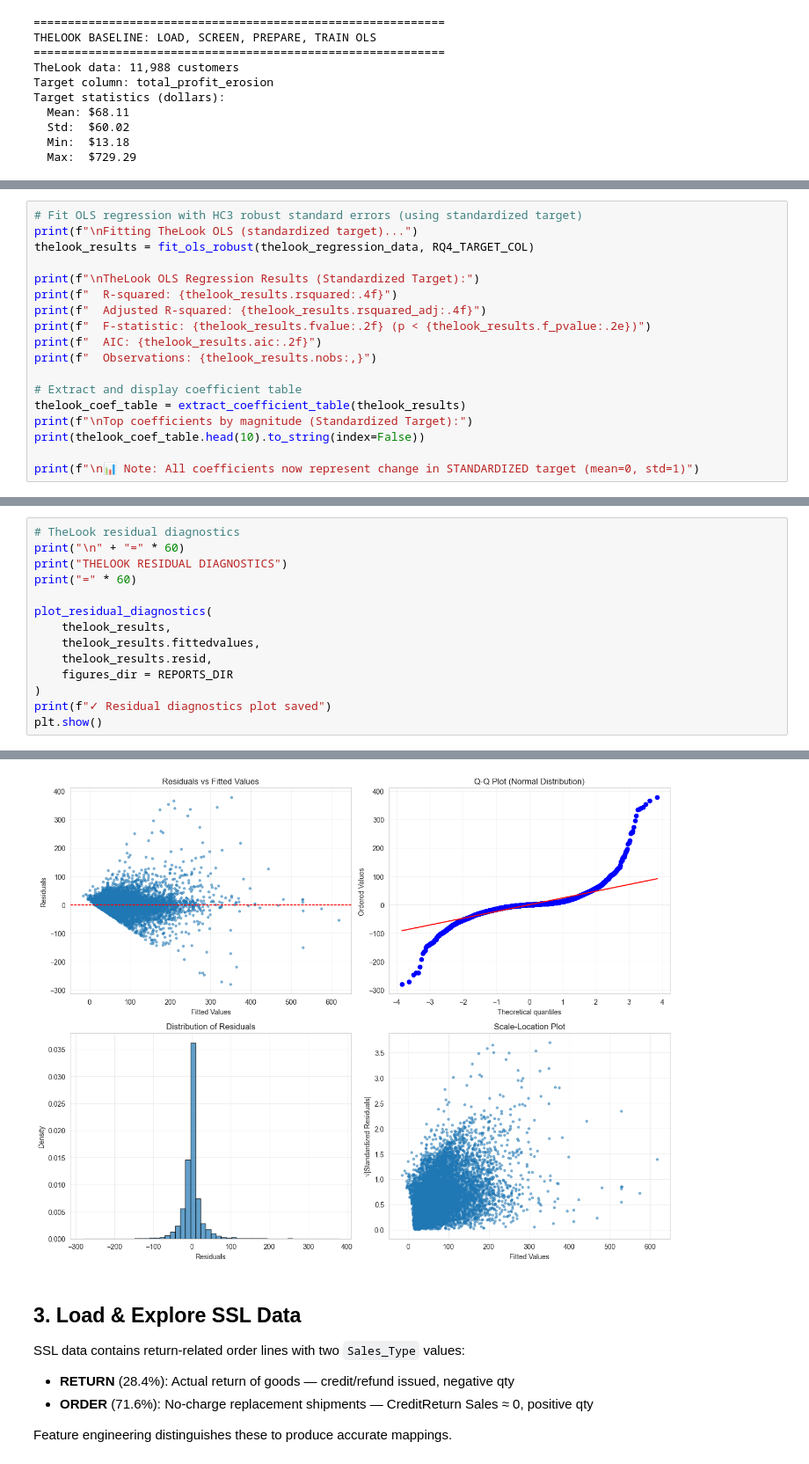
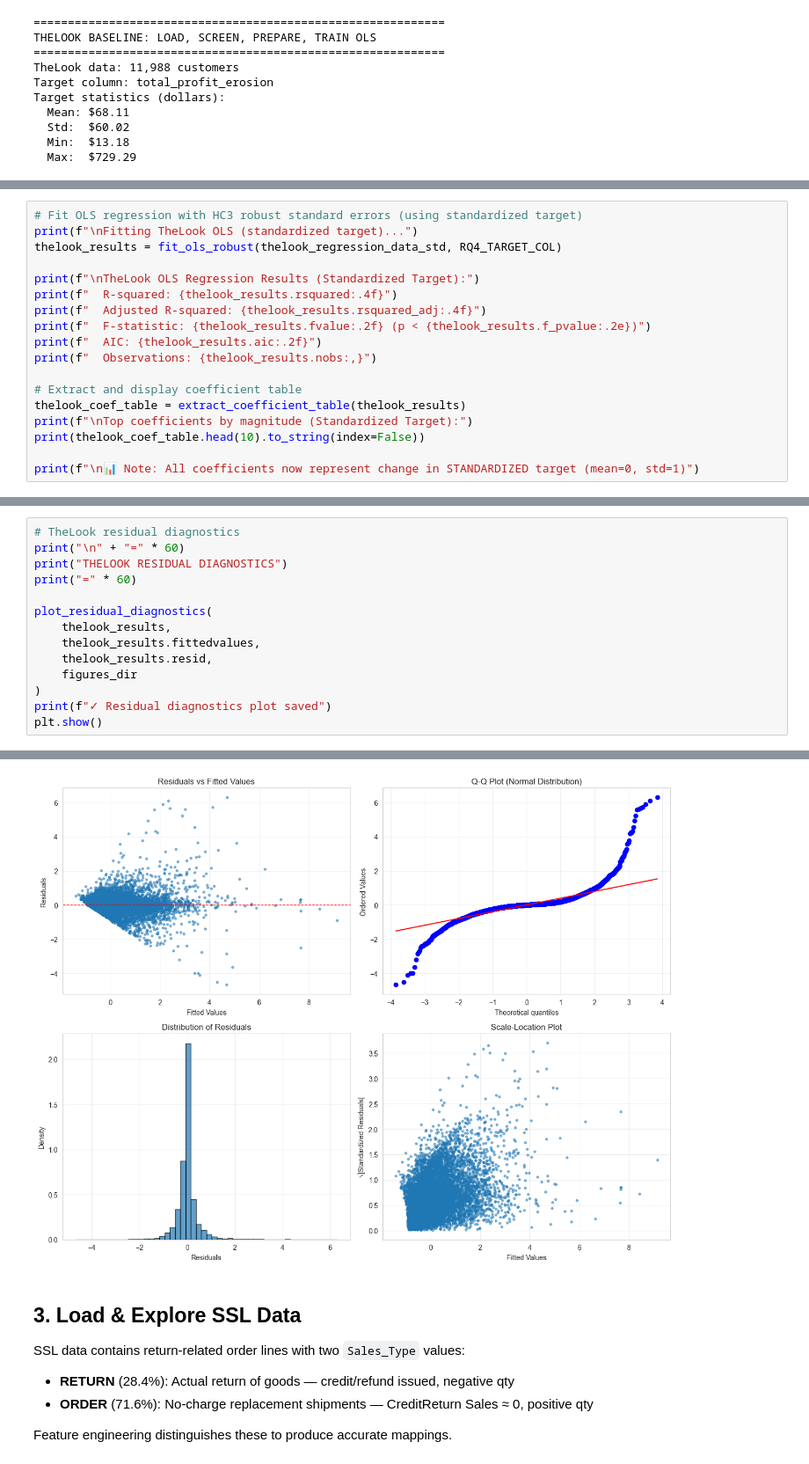
Before and after one commit to kojounfc/unfc-capstone-project-1, a Jupyter notebook: notebooks/rq4_ssl_validation.ipynb, the cells around one changed output, grey strips where cells are left out. Shown at 88% size. Drawn from its saved outputs; the diff is of its cells as text.

```diff
--- a/notebooks/rq4_ssl_validation.ipynb
+++ b/notebooks/rq4_ssl_validation.ipynb
@@ -178,7 +177,7 @@ Regression data prepared:
 # %%
 # Fit OLS regression with HC3 robust standard errors (using standardized target)
 print(f"\nFitting TheLook OLS (standardized target)...")
-thelook_results = fit_ols_robust(thelook_regression_data, RQ4_TARGET_COL)
+thelook_results = fit_ols_robust(thelook_regression_data_std, RQ4_TARGET_COL)
 
 print(f"\nTheLook OLS Regression Results (Standardized Target):")
 print(f"  R-squared: {thelook_results.rsquared:.4f}")
@@ -214,23 +213,23 @@ Top coefficients by magnitude (Standardized Target):
 # %%
 # TheLook residual diagnostics
 print("\n" + "=" * 60)
 print("THELOOK RESIDUAL DIAGNOSTICS")
 print("=" * 60)
 
 plot_residual_diagnostics(
     thelook_results,
     thelook_results.fittedvalues,
     thelook_results.resid,
-    figures_dir = REPORTS_DIR
+    figures_dir
 )
 print(f"✓ Residual diagnostics plot saved")
 plt.show()
 # %% [output]
 ============================================================
 THELOOK RESIDUAL DIAGNOSTICS
 ============================================================
 ✓ Residual diagnostics plot saved
-[figure, old version]
+[figure, new version]
 # %% [markdown]
 ## 3. Load & Explore SSL Data
 
```
Also changed, not shown: parts of 15 cells of this notebook, 4 other files.
